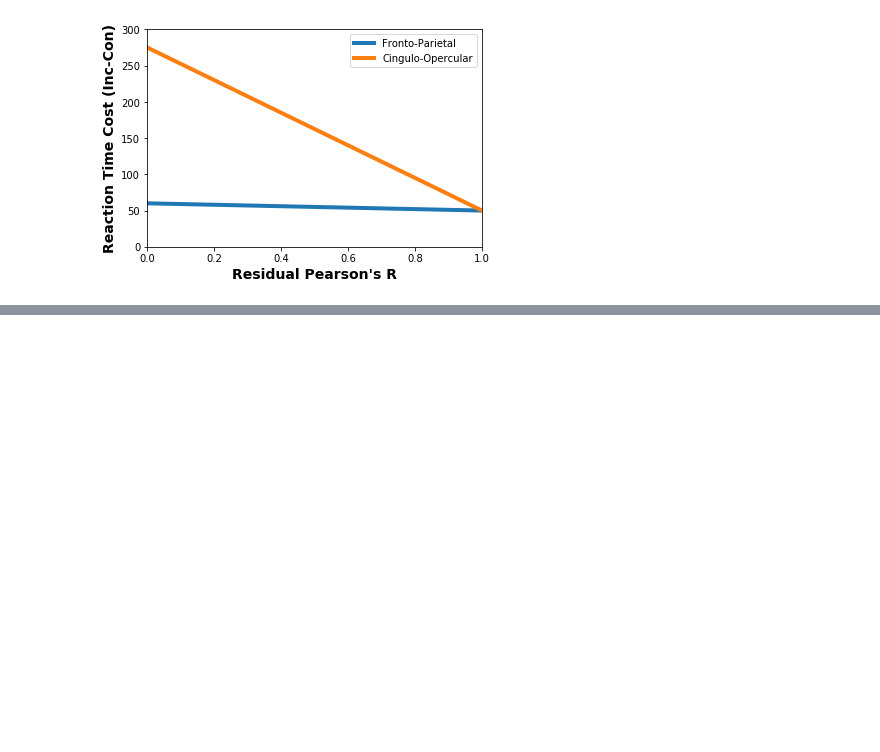
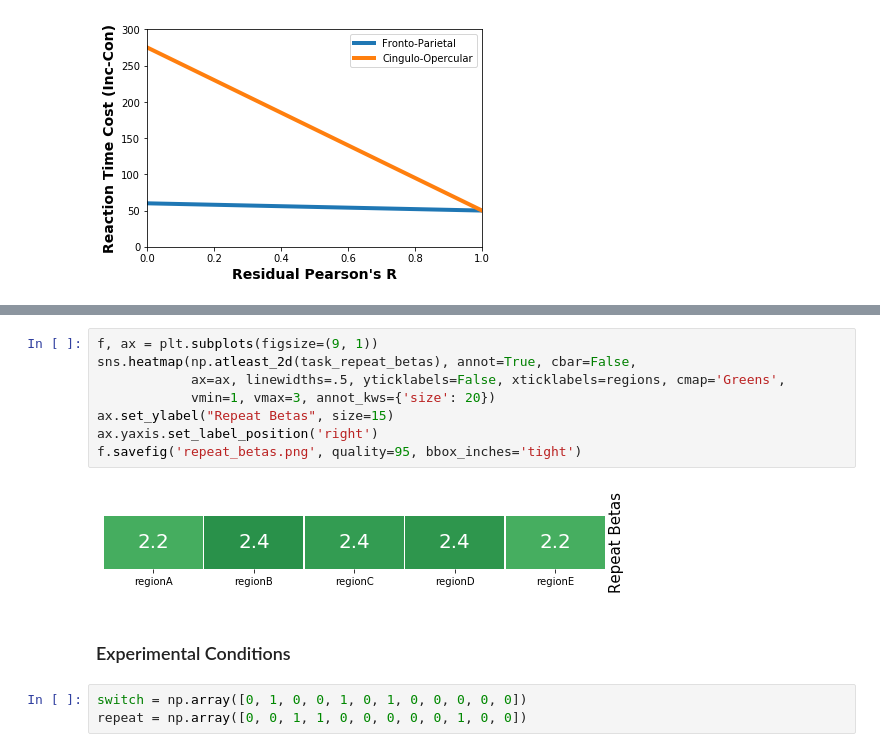
Before and after one commit to jdkent/theses, a Jupyter notebook: notebooks/Predicitions.ipynb, the cells around one changed output, grey strips where cells are left out. Drawn from its saved outputs; the diff is of its cells as text; blank space fills up the shorter version.

```diff
--- a/notebooks/Predicitions.ipynb
+++ b/notebooks/Predicitions.ipynb
@@ -147,0 +164,15 @@ plt.savefig('../img/Aim3/predict_residuals_rt_cost_spc.png')
+# %%
+f, ax = plt.subplots(figsize=(9, 1))
+sns.heatmap(np.atleast_2d(task_repeat_betas), annot=True, cbar=False,
+            ax=ax, linewidths=.5, yticklabels=False, xticklabels=regions, cmap='Greens',
+            vmin=1, vmax=3, annot_kws={'size': 20})
+ax.set_ylabel("Repeat Betas", size=15)
+ax.yaxis.set_label_position('right')
+f.savefig('repeat_betas.png', quality=95, bbox_inches='tight')
+# %% [output]
+[figure, added]
+# %% [markdown]
+### Experimental Conditions
+# %%
+switch = np.array([0, 1, 0, 0, 1, 0, 1, 0, 0, 0, 0, 0])
+repeat = np.array([0, 0, 1, 1, 0, 0, 0, 0, 0, 1, 0, 0])
```
Also changed, not shown: parts of 70 cells of this notebook, 42 other files.
